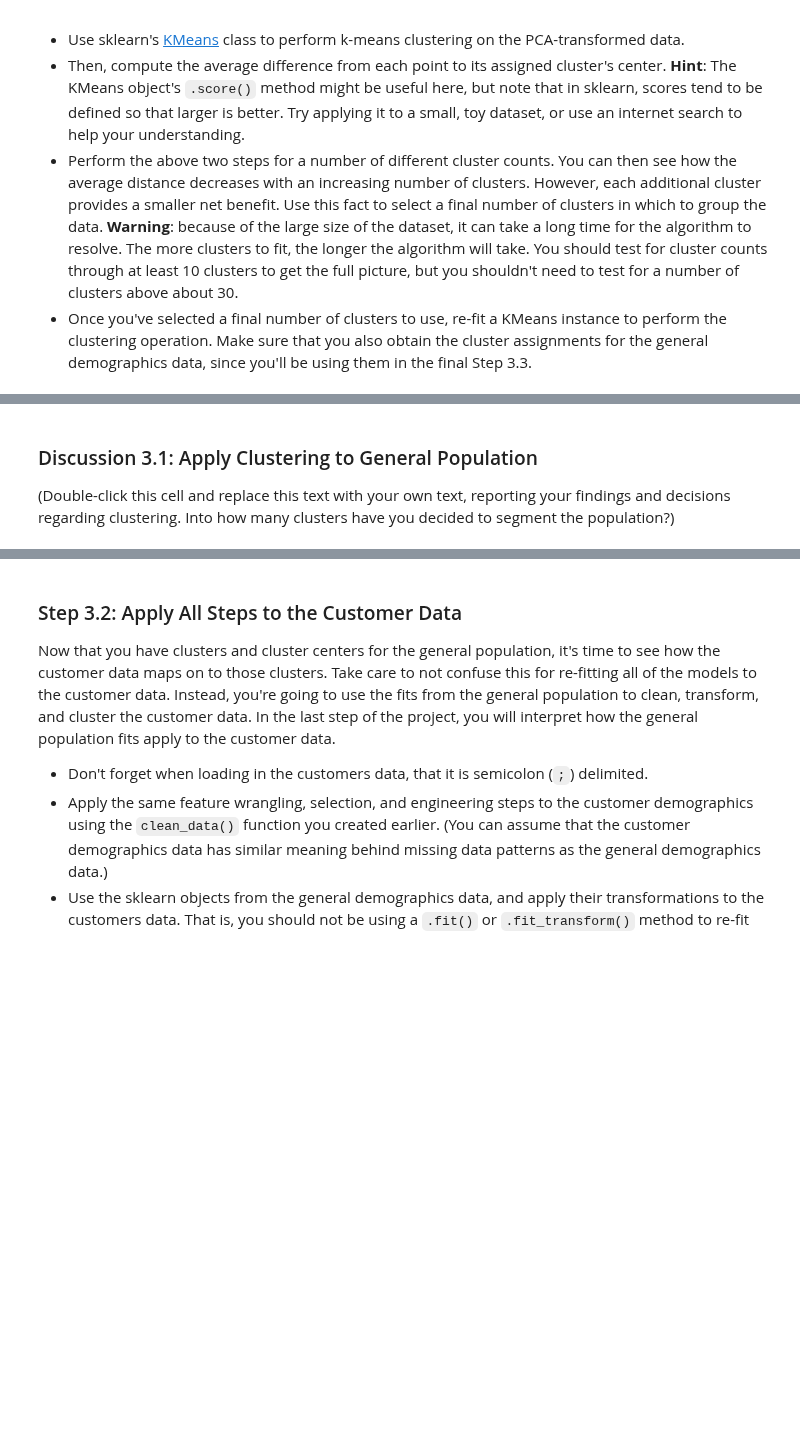
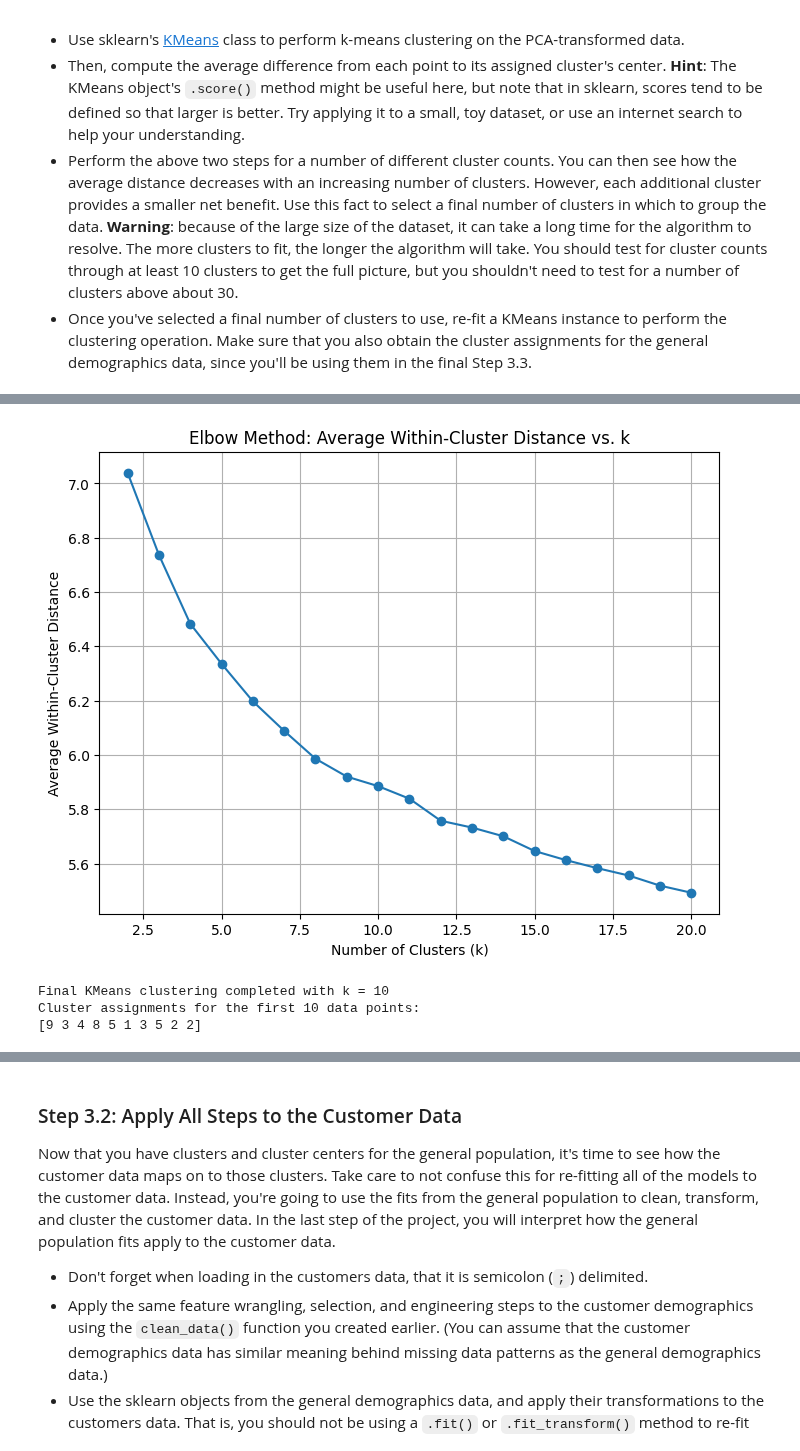
Before and after one commit to Greg-Pina/Udacity_DataAnalyst_NanoDegree, a Jupyter notebook: D499 - Machine Learning/Unsupervised Learning Project - Customer Segments/Identify_Customer_Segments.ipynb, the cells around one changed output, grey strips where cells are left out. Cells and saved outputs as stored; diff of their text form; code cells hidden in the pictures; blank space fills up the shorter version.

Commit message:
finalizing unsupervised learning project

```diff
--- a/D499 - Machine Learning/Unsupervised Learning Project - Customer Segments/Identify_Customer_Segments.ipynb
+++ b/D499 - Machine Learning/Unsupervised Learning Project - Customer Segments/Identify_Customer_Segments.ipynb
@@ -440,0 +856,10 @@ On your scaled data, you are now ready to apply dimensionality reduction techniq
+# %%
+# Investigate the variance accounted for by each principal component.
+
+# -----------------------------
+# 2. Decide on a number of components
+# -----------------------------
+# For example, suppose we want to retain enough components to explain at least 90% of the variance.
+# Find the minimum number of components needed to reach 90% cumulative variance.
+n_components_90 = (cumulative_variance < 0.90).sum() + 1  # adding 1 because indices start at 0
+print("Number of components to explain at least 90% of variance:", n_components_90)
@@ -441,2 +868,10 @@ On your scaled data, you are now ready to apply dimensionality reduction techniq
 # %%
 # Re-apply PCA to the data while selecting for number of components to retain.
+
+# -----------------------------
+# 3. Re-apply PCA with the chosen number of components
+# -----------------------------
+pca_reduced = PCA(n_components=n_components_90)
+pca_reduced_data = pca_reduced.fit_transform(scaled_df)
+
+print("Shape of reduced PCA data:", pca_reduced_data.shape)
@@ -489,0 +1014,18 @@ You've assessed and cleaned the demographics data, then scaled and transformed t
+# %%
+from sklearn.cluster import KMeans
+
+# Define a range for the number of clusters to test.
+cluster_range = range(2, 21)  # testing k from 2 up to 20 clusters
+avg_distances = []  # to store the average within-cluster distances
+
+# Loop over different cluster counts.
+for k in cluster_range:
+    print("Fitting KMeans for k =", k)
+    kmeans = KMeans(n_clusters=k, random_state=0, n_init=10)
+    kmeans.fit(pca_reduced_data)
+
+    # Compute the Euclidean distances for each point to its assigned cluster center.
+    # The cluster centers are accessed via kmeans.cluster_centers_ and labels via kmeans.labels_
+    distances = np.linalg.norm(pca_reduced_data - kmeans.cluster_centers_[kmeans.labels_], axis=1)
+    avg_distance = distances.mean()
+    avg_distances.append(avg_distance)
@@ -490,3 +1052,14 @@ You've assessed and cleaned the demographics data, then scaled and transformed t
 # %%
 # Investigate the change in within-cluster distance across number of clusters.
 # HINT: Use matplotlib's plot function to visualize this relationship.
+
+# Plot the average within-cluster distance as a function of k.
+plt.figure(figsize=(8, 6))
+plt.plot(cluster_range, avg_distances, marker='o', linestyle='-')
+plt.xlabel('Number of Clusters (k)')
+plt.ylabel('Average Within-Cluster Distance')
+plt.title('Elbow Method: Average Within-Cluster Distance vs. k')
+plt.grid(True)
+plt.show()
+# %% [output]
+[figure, added]
@@ -496,4 +1066,20 @@ You've assessed and cleaned the demographics data, then scaled and transformed t
-# %% [markdown]
-### Discussion 3.1: Apply Clustering to General Population
-
-(Double-click this cell and replace this text with your own text, reporting your findings and decisions regarding clustering. Into how many clusters have you decided to segment the population?)
+# %%
+# Re-fit the k-means model with the selected number of clusters and obtain
+# cluster predictions for the general population demographics data.
+
+# Based on the elbow plot, select a final number of clusters.
+# For example, if the plot seems to flatten around k=10, we choose k=10.
+final_k = 10
+
+# Re-fit KMeans with the chosen number of clusters.
+kmeans_final = KMeans(n_clusters=final_k, random_state=0, n_init=10)
+kmeans_final.fit(pca_reduced_data)
+final_labels = kmeans_final.labels_
+
+print("Final KMeans clustering completed with k =", final_k)
+print("Cluster assignments for the first 10 data points:")
+print(final_labels[:10])
+# %% [output]
+Final KMeans clustering completed with k = 10
+Cluster assignments for the first 10 data points:
+[9 3 4 8 5 1 3 5 2 2]
```
Also changed, not shown: parts of 59 cells of this notebook, 1 other file.
